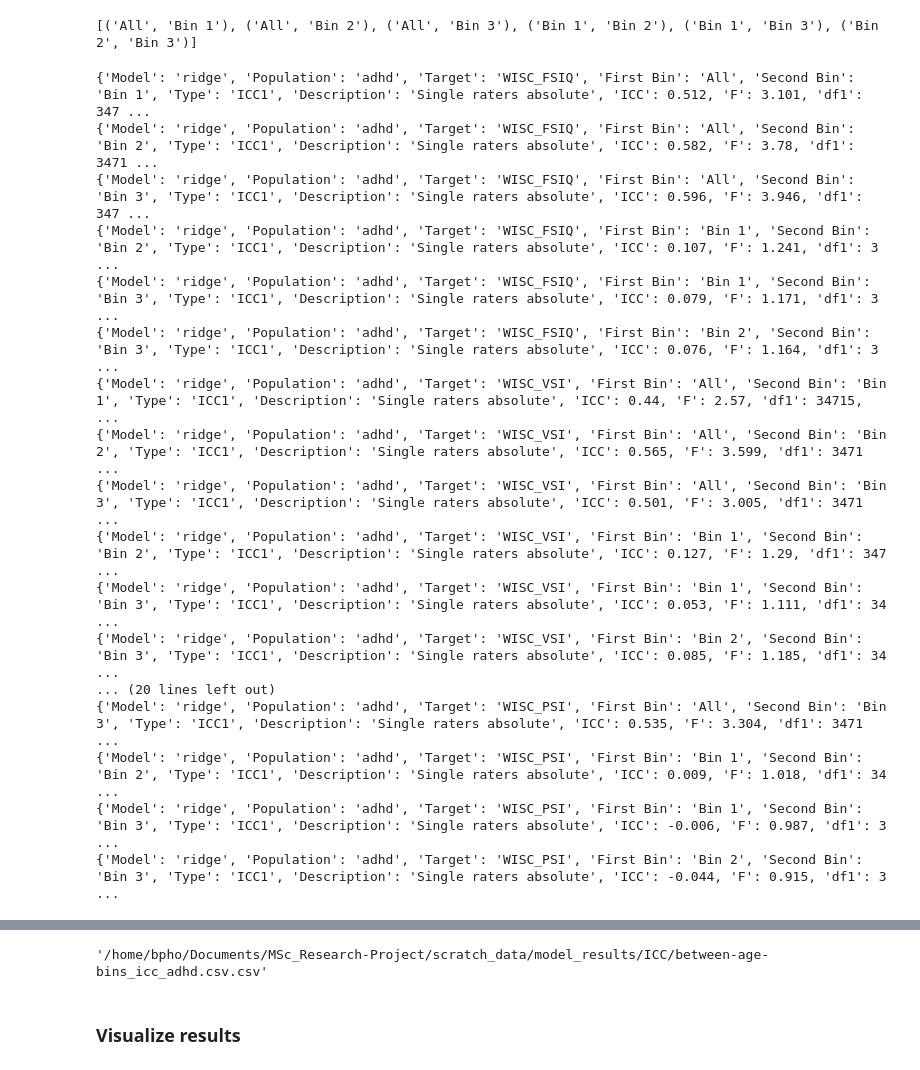
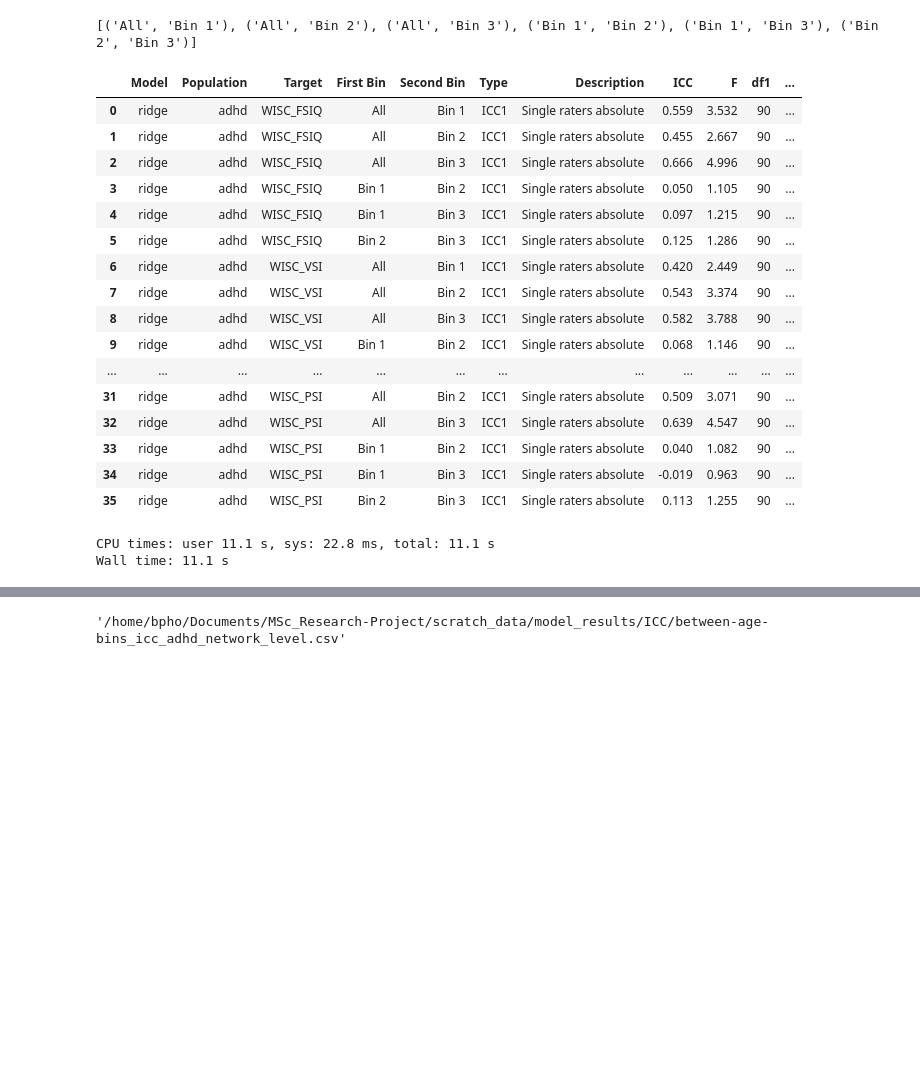
Before and after one commit to Brian-Pho/MSc_Research-Project, a Jupyter notebook: src/Analysis/ICC.ipynb, the cells around one changed output, grey strips where cells are left out. Saved outputs shown, nothing was run; the diff lists cells and outputs as text; code cells hidden in the pictures; blank space fills up the shorter version.

Commit message:
Add ICC at network-level FC

```diff
--- a/src/Analysis/ICC.ipynb
+++ b/src/Analysis/ICC.ipynb
@@ -73,48 +94,53 @@ print(all_bin_combinations)
 # %%
 %%time
 results = []
 population = 'adhd'
 model = 'ridge'
 
 for target in WISC_LEVEL[5]:
     for bin_pair in all_bin_combinations:
         first_bin, second_bin = bin_pair
         first_bin_weights = get_model_weights(model, population, target, first_bin)
         second_bin_weights = get_model_weights(model, population, target, second_bin)
+
+        first_bin_weights = to_power_network_fc_vector(first_bin_weights)
+        second_bin_weights = to_power_network_fc_vector(second_bin_weights)
 
         icc_data = pd.DataFrame([first_bin_weights, second_bin_weights]).melt(
             var_name='connection', value_name='weight', ignore_index=False)
         icc_data['cv_run_num'] = icc_data.index
         icc = pg.intraclass_corr(data=icc_data, targets='connection', raters='cv_run_num', ratings='weight').round(3)
         icc1 = icc[icc['Type'] == 'ICC1'].to_dict('records')[0]
 
         results.append({
             'Model': model,
             'Population': population,
             'Target': target,
             'First Bin': first_bin,
             'Second Bin': second_bin,
             **icc1,
         })
-        print(results[-1])
+#         print(results[-1])
 
 results_df = pd.DataFrame(results)
 display(results_df)
 # %% [output]
+|  | Model | Population | Target | First Bin | Second Bin | Type | Description | ICC | F | df1 | ... |
+| 0 | ridge | adhd | WISC_FSIQ | All | Bin 1 | ICC1 | Single raters absolute | 0.559 | 3.532 | 90 | ... |
+| 1 | ridge | adhd | WISC_FSIQ | All | Bin 2 | ICC1 | Single raters absolute | 0.455 | 2.667 | 90 | ... |
+| 2 | ridge | adhd | WISC_FSIQ | All | Bin 3 | ICC1 | Single raters absolute | 0.666 | 4.996 | 90 | ... |
+| 3 | ridge | adhd | WISC_FSIQ | Bin 1 | Bin 2 | ICC1 | Single raters absolute | 0.050 | 1.105 | 90 | ... |
+| 4 | ridge | adhd | WISC_FSIQ | Bin 1 | Bin 3 | ICC1 | Single raters absolute | 0.097 | 1.215 | 90 | ... |
+| 5 | ridge | adhd | WISC_FSIQ | Bin 2 | Bin 3 | ICC1 | Single raters absolute | 0.125 | 1.286 | 90 | ... |
+| 6 | ridge | adhd | WISC_VSI | All | Bin 1 | ICC1 | Single raters absolute | 0.420 | 2.449 | 90 | ... |
+| 7 | ridge | adhd | WISC_VSI | All | Bin 2 | ICC1 | Single raters absolute | 0.543 | 3.374 | 90 | ... |
+| 8 | ridge | adhd | WISC_VSI | All | Bin 3 | ICC1 | Single raters absolute | 0.582 | 3.788 | 90 | ... |
+| 9 | ridge | adhd | WISC_VSI | Bin 1 | Bin 2 | ICC1 | Single raters absolute | 0.068 | 1.146 | 90 | ... |
+| ... | ... | ... | ... | ... | ... | ... | ... | ... | ... | ... | ... |
+| 31 | ridge | adhd | WISC_PSI | All | Bin 2 | ICC1 | Single raters absolute | 0.509 | 3.071 | 90 | ... |
+| 32 | ridge | adhd | WISC_PSI | All | Bin 3 | ICC1 | Single raters absolute | 0.639 | 4.547 | 90 | ... |
+| 33 | ridge | adhd | WISC_PSI | Bin 1 | Bin 2 | ICC1 | Single raters absolute | 0.040 | 1.082 | 90 | ... |
+| 34 | ridge | adhd | WISC_PSI | Bin 1 | Bin 3 | ICC1 | Single raters absolute | -0.019 | 0.963 | 90 | ... |
+| 35 | ridge | adhd | WISC_PSI | Bin 2 | Bin 3 | ICC1 | Single raters absolute | 0.113 | 1.255 | 90 | ... |
-{'Model': 'ridge', 'Population': 'adhd', 'Target': 'WISC_FSIQ', 'First Bin': 'All', 'Second Bin': 'Bin 1', 'Type': 'ICC1', 'Description': 'Single raters absolute', 'ICC': 0.512, 'F': 3.101, 'df1': 347 ...
-{'Model': 'ridge', 'Population': 'adhd', 'Target': 'WISC_FSIQ', 'First Bin': 'All', 'Second Bin': 'Bin 2', 'Type': 'ICC1', 'Description': 'Single raters absolute', 'ICC': 0.582, 'F': 3.78, 'df1': 3471 ...
-{'Model': 'ridge', 'Population': 'adhd', 'Target': 'WISC_FSIQ', 'First Bin': 'All', 'Second Bin': 'Bin 3', 'Type': 'ICC1', 'Description': 'Single raters absolute', 'ICC': 0.596, 'F': 3.946, 'df1': 347 ...
-{'Model': 'ridge', 'Population': 'adhd', 'Target': 'WISC_FSIQ', 'First Bin': 'Bin 1', 'Second Bin': 'Bin 2', 'Type': 'ICC1', 'Description': 'Single raters absolute', 'ICC': 0.107, 'F': 1.241, 'df1': 3 ...
-{'Model': 'ridge', 'Population': 'adhd', 'Target': 'WISC_FSIQ', 'First Bin': 'Bin 1', 'Second Bin': 'Bin 3', 'Type': 'ICC1', 'Description': 'Single raters absolute', 'ICC': 0.079, 'F': 1.171, 'df1': 3 ...
-{'Model': 'ridge', 'Population': 'adhd', 'Target': 'WISC_FSIQ', 'First Bin': 'Bin 2', 'Second Bin': 'Bin 3', 'Type': 'ICC1', 'Description': 'Single raters absolute', 'ICC': 0.076, 'F': 1.164, 'df1': 3 ...
-{'Model': 'ridge', 'Population': 'adhd', 'Target': 'WISC_VSI', 'First Bin': 'All', 'Second Bin': 'Bin 1', 'Type': 'ICC1', 'Description': 'Single raters absolute', 'ICC': 0.44, 'F': 2.57, 'df1': 34715, ...
-{'Model': 'ridge', 'Population': 'adhd', 'Target': 'WISC_VSI', 'First Bin': 'All', 'Second Bin': 'Bin 2', 'Type': 'ICC1', 'Description': 'Single raters absolute', 'ICC': 0.565, 'F': 3.599, 'df1': 3471 ...
-{'Model': 'ridge', 'Population': 'adhd', 'Target': 'WISC_VSI', 'First Bin': 'All', 'Second Bin': 'Bin 3', 'Type': 'ICC1', 'Description': 'Single raters absolute', 'ICC': 0.501, 'F': 3.005, 'df1': 3471 ...
-{'Model': 'ridge', 'Population': 'adhd', 'Target': 'WISC_VSI', 'First Bin': 'Bin 1', 'Second Bin': 'Bin 2', 'Type': 'ICC1', 'Description': 'Single raters absolute', 'ICC': 0.127, 'F': 1.29, 'df1': 347 ...
-{'Model': 'ridge', 'Population': 'adhd', 'Target': 'WISC_VSI', 'First Bin': 'Bin 1', 'Second Bin': 'Bin 3', 'Type': 'ICC1', 'Description': 'Single raters absolute', 'ICC': 0.053, 'F': 1.111, 'df1': 34 ...
-{'Model': 'ridge', 'Population': 'adhd', 'Target': 'WISC_VSI', 'First Bin': 'Bin 2', 'Second Bin': 'Bin 3', 'Type': 'ICC1', 'Description': 'Single raters absolute', 'ICC': 0.085, 'F': 1.185, 'df1': 34 ...
-... (20 lines left out)
-{'Model': 'ridge', 'Population': 'adhd', 'Target': 'WISC_PSI', 'First Bin': 'All', 'Second Bin': 'Bin 3', 'Type': 'ICC1', 'Description': 'Single raters absolute', 'ICC': 0.535, 'F': 3.304, 'df1': 3471 ...
-{'Model': 'ridge', 'Population': 'adhd', 'Target': 'WISC_PSI', 'First Bin': 'Bin 1', 'Second Bin': 'Bin 2', 'Type': 'ICC1', 'Description': 'Single raters absolute', 'ICC': 0.009, 'F': 1.018, 'df1': 34 ...
-{'Model': 'ridge', 'Population': 'adhd', 'Target': 'WISC_PSI', 'First Bin': 'Bin 1', 'Second Bin': 'Bin 3', 'Type': 'ICC1', 'Description': 'Single raters absolute', 'ICC': -0.006, 'F': 0.987, 'df1': 3 ...
-{'Model': 'ridge', 'Population': 'adhd', 'Target': 'WISC_PSI', 'First Bin': 'Bin 2', 'Second Bin': 'Bin 3', 'Type': 'ICC1', 'Description': 'Single raters absolute', 'ICC': -0.044, 'F': 0.915, 'df1': 3 ...
+CPU times: user 11.1 s, sys: 22.8 ms, total: 11.1 s
+Wall time: 11.1 s
@@ -140,7 +147,5 @@ Wall time: 20min 6s
 # %%
-filename = f'between-age-bins_icc_{population}.csv'
+filename = f'between-age-bins_icc_{population}_network_level'
 save_results(results_df, filename, ICC_RESULTS)
 # %% [output]
-'/home/bpho/Documents/MSc_Research-Project/scratch_data/model_results/ICC/between-age-bins_icc_adhd.csv.csv'
+'/home/bpho/Documents/MSc_Research-Project/scratch_data/model_results/ICC/between-age-bins_icc_adhd_network_level.csv'
-# %% [markdown]
-### Visualize results
```
Also changed, not shown: parts of 5 cells of this notebook, 4 other files.
